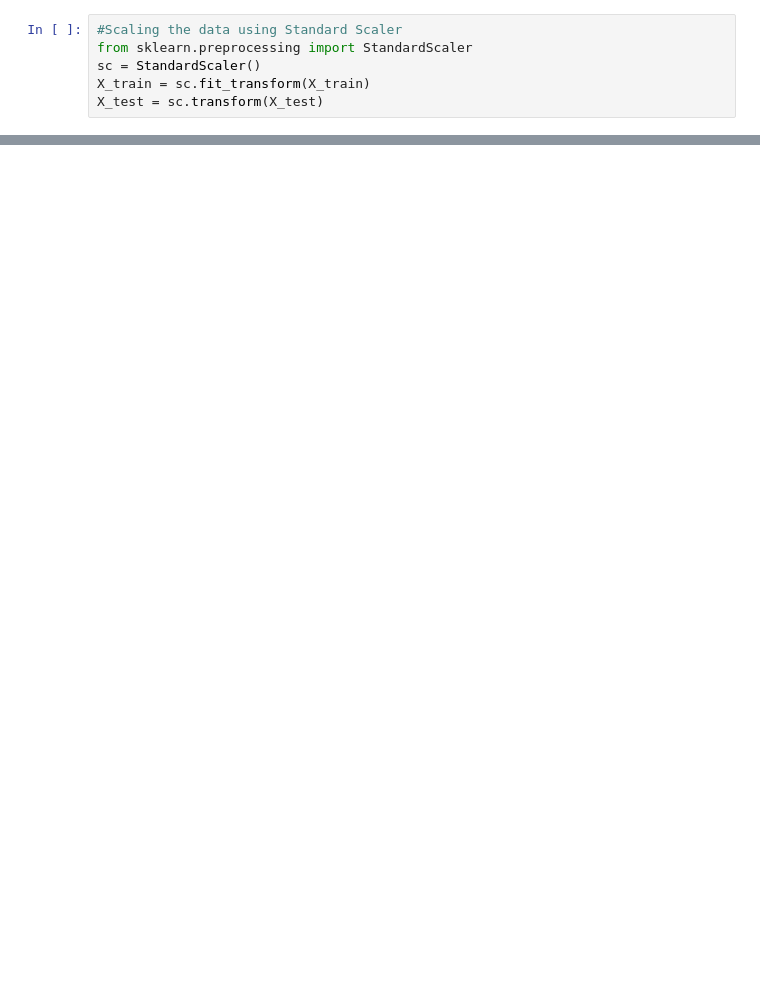
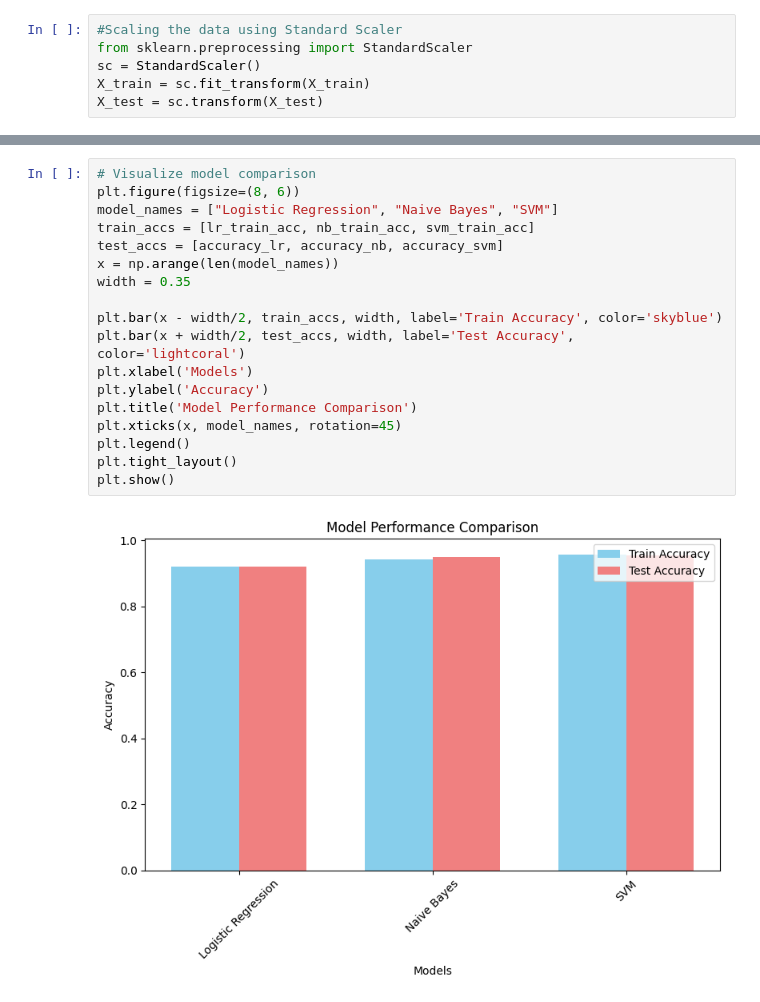
Before and after one commit to OMCHOKSI108/Smart_Agriculture_System, a Jupyter notebook: Irrigation_schedule.ipynb, the cells around one changed output, grey strips where cells are left out. Cells and saved outputs as stored; diff of their text form; blank space fills up the shorter version.

```diff
--- a/Irrigation_schedule.ipynb
+++ b/Irrigation_schedule.ipynb
@@ -359,0 +404,20 @@ plt.bar(models, accuracy)
+# %%
+# Visualize model comparison
+plt.figure(figsize=(8, 6))
+model_names = ["Logistic Regression", "Naive Bayes", "SVM"]
+train_accs = [lr_train_acc, nb_train_acc, svm_train_acc]
+test_accs = [accuracy_lr, accuracy_nb, accuracy_svm]
+x = np.arange(len(model_names))
+width = 0.35
+
+plt.bar(x - width/2, train_accs, width, label='Train Accuracy', color='skyblue')
+plt.bar(x + width/2, test_accs, width, label='Test Accuracy', color='lightcoral')
+plt.xlabel('Models')
+plt.ylabel('Accuracy')
+plt.title('Model Performance Comparison')
+plt.xticks(x, model_names, rotation=45)
+plt.legend()
+plt.tight_layout()
+plt.show()
+# %% [output]
+[figure, added]
```
Also changed, not shown: parts of 15 cells of this notebook.
